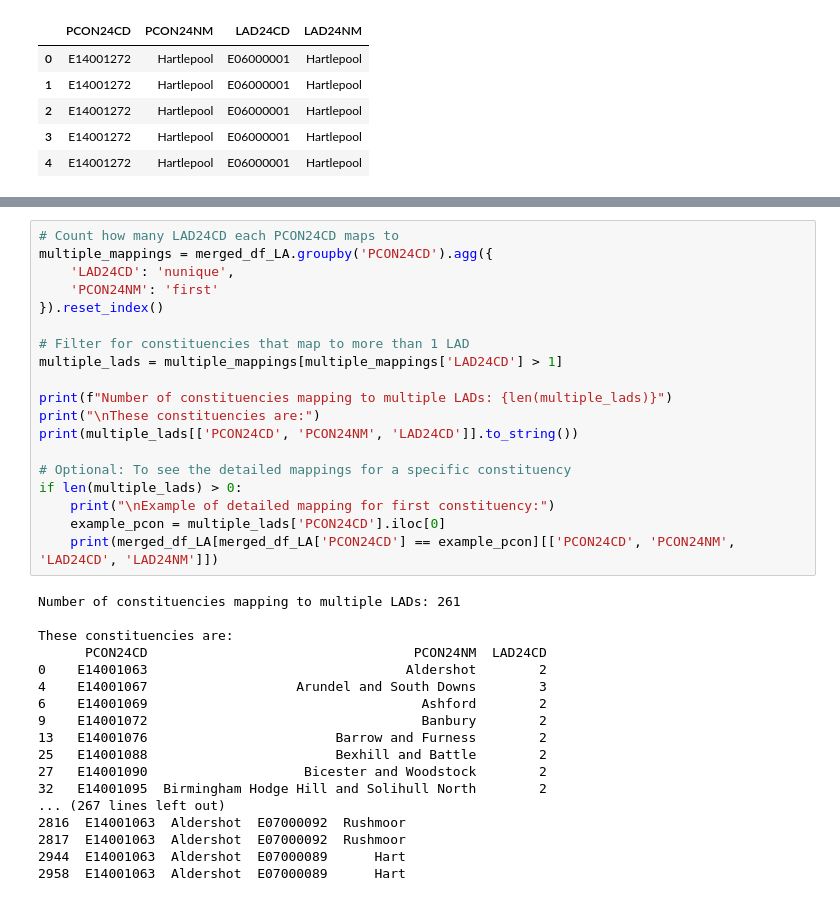
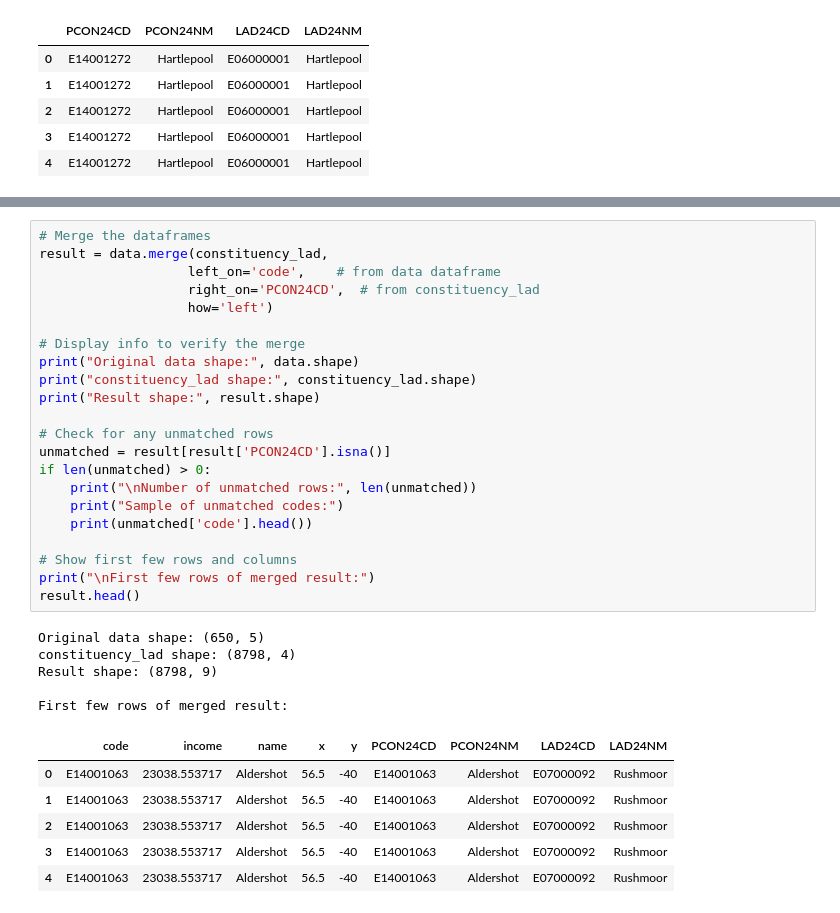
Before and after one commit to PolicyEngine/uk-local-area-calibration, a Jupyter notebook: local_ authority/constituencies_to_LA_mapping.ipynb, the cells around one changed output, grey strips where cells are left out. Drawn from its saved outputs; the diff is of its cells as text.

```diff
--- a/local_ authority/constituencies_to_LA_mapping.ipynb
+++ b/local_ authority/constituencies_to_LA_mapping.ipynb
@@ -182,37 +160,34 @@ merged_df_LA.head(30)
-# %%
-# Count how many LAD24CD each PCON24CD maps to
-multiple_mappings = merged_df_LA.groupby('PCON24CD').agg({
-    'LAD24CD': 'nunique',
-    'PCON24NM': 'first'
-}).reset_index()
-
-# Filter for constituencies that map to more than 1 LAD
-multiple_lads = multiple_mappings[multiple_mappings['LAD24CD'] > 1]
-
-print(f"Number of constituencies mapping to multiple LADs: {len(multiple_lads)}")
-print("\nThese constituencies are:")
-print(multiple_lads[['PCON24CD', 'PCON24NM', 'LAD24CD']].to_string())
-
-# Optional: To see the detailed mappings for a specific constituency
-if len(multiple_lads) > 0:
-    print("\nExample of detailed mapping for first constituency:")
-    example_pcon = multiple_lads['PCON24CD'].iloc[0]
-    print(merged_df_LA[merged_df_LA['PCON24CD'] == example_pcon][['PCON24CD', 'PCON24NM', 'LAD24CD', 'LAD24NM']])
-# %% [output]
-Number of constituencies mapping to multiple LADs: 261
-
-These constituencies are:
-      PCON24CD                                  PCON24NM  LAD24CD
-0    E14001063                                 Aldershot        2
-4    E14001067                   Arundel and South Downs        3
-6    E14001069                                   Ashford        2
-9    E14001072                                   Banbury        2
-13   E14001076                        Barrow and Furness        2
-25   E14001088                        Bexhill and Battle        2
-27   E14001090                    Bicester and Woodstock        2
-32   E14001095  Birmingham Hodge Hill and Solihull North        2
-... (267 lines left out)
-2816  E14001063  Aldershot  E07000092  Rushmoor
-2817  E14001063  Aldershot  E07000092  Rushmoor
-2944  E14001063  Aldershot  E07000089      Hart
-2958  E14001063  Aldershot  E07000089      Hart
+# %%
+# Merge the dataframes
+result = data.merge(constituency_lad,
+                   left_on='code',    # from data dataframe
+                   right_on='PCON24CD',  # from constituency_lad
+                   how='left')
+
+# Display info to verify the merge
+print("Original data shape:", data.shape)
+print("constituency_lad shape:", constituency_lad.shape)
+print("Result shape:", result.shape)
+
+# Check for any unmatched rows
+unmatched = result[result['PCON24CD'].isna()]
+if len(unmatched) > 0:
+    print("\nNumber of unmatched rows:", len(unmatched))
+    print("Sample of unmatched codes:")
+    print(unmatched['code'].head())
+
+# Show first few rows and columns
+print("\nFirst few rows of merged result:")
+result.head()
+# %% [output]
+Original data shape: (650, 5)
+constituency_lad shape: (8798, 4)
+Result shape: (8798, 9)
+
+First few rows of merged result:
+|  | code | income | name | x | y | PCON24CD | PCON24NM | LAD24CD | LAD24NM |
+| 0 | E14001063 | 23038.553717 | Aldershot | 56.5 | -40 | E14001063 | Aldershot | E07000092 | Rushmoor |
+| 1 | E14001063 | 23038.553717 | Aldershot | 56.5 | -40 | E14001063 | Aldershot | E07000092 | Rushmoor |
+| 2 | E14001063 | 23038.553717 | Aldershot | 56.5 | -40 | E14001063 | Aldershot | E07000092 | Rushmoor |
+| 3 | E14001063 | 23038.553717 | Aldershot | 56.5 | -40 | E14001063 | Aldershot | E07000092 | Rushmoor |
+| 4 | E14001063 | 23038.553717 | Aldershot | 56.5 | -40 | E14001063 | Aldershot | E07000092 | Rushmoor |
```
Also changed, not shown: parts of 3 cells of this notebook, 1 other file.
